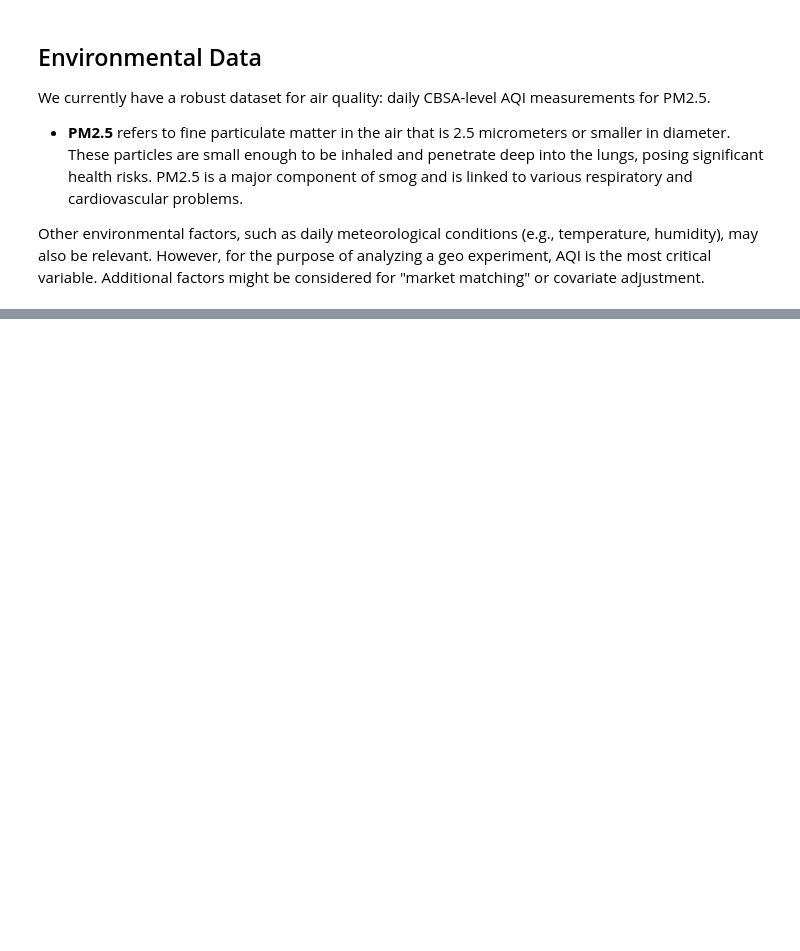
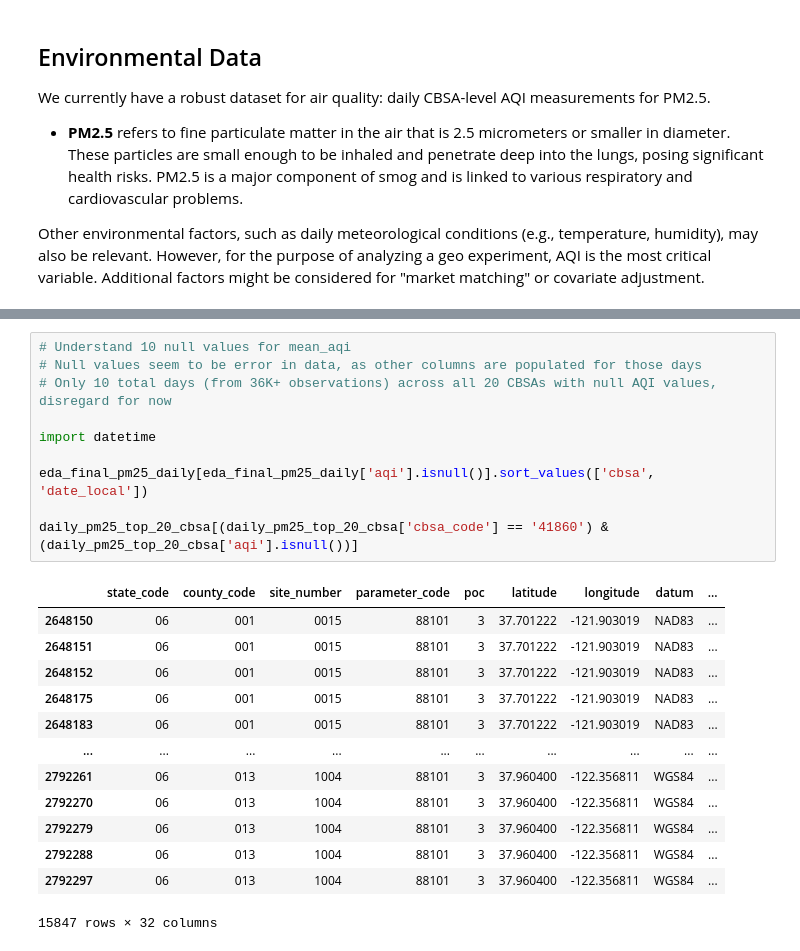
Before and after one commit to iherman10/aqi_geo_experiments, a Jupyter notebook: analysis.ipynb, the cells around one changed output, grey strips where cells are left out. Cells and saved outputs as stored; diff of their text form; blank space fills up the shorter version.

```diff
--- a/analysis.ipynb
+++ b/analysis.ipynb
@@ -418,0 +461,24 @@ Other environmental factors, such as daily meteorological conditions (e.g., temp
+# %%
+# Understand 10 null values for mean_aqi
+# Null values seem to be error in data, as other columns are populated for those days
+# Only 10 total days (from 36K+ observations) across all 20 CBSAs with null AQI values, disregard for now
+
+import datetime
+
+eda_final_pm25_daily[eda_final_pm25_daily['aqi'].isnull()].sort_values(['cbsa', 'date_local'])
+
+daily_pm25_top_20_cbsa[(daily_pm25_top_20_cbsa['cbsa_code'] == '41860') & (daily_pm25_top_20_cbsa['aqi'].isnull())]
+# %% [output]
+|  | state_code | county_code | site_number | parameter_code | poc | latitude | longitude | datum | ... |
+| 2648150 | 06 | 001 | 0015 | 88101 | 3 | 37.701222 | -121.903019 | NAD83 | ... |
+| 2648151 | 06 | 001 | 0015 | 88101 | 3 | 37.701222 | -121.903019 | NAD83 | ... |
+| 2648152 | 06 | 001 | 0015 | 88101 | 3 | 37.701222 | -121.903019 | NAD83 | ... |
+| 2648175 | 06 | 001 | 0015 | 88101 | 3 | 37.701222 | -121.903019 | NAD83 | ... |
+| 2648183 | 06 | 001 | 0015 | 88101 | 3 | 37.701222 | -121.903019 | NAD83 | ... |
+| ... | ... | ... | ... | ... | ... | ... | ... | ... | ... |
+| 2792261 | 06 | 013 | 1004 | 88101 | 3 | 37.960400 | -122.356811 | WGS84 | ... |
+| 2792270 | 06 | 013 | 1004 | 88101 | 3 | 37.960400 | -122.356811 | WGS84 | ... |
+| 2792279 | 06 | 013 | 1004 | 88101 | 3 | 37.960400 | -122.356811 | WGS84 | ... |
+| 2792288 | 06 | 013 | 1004 | 88101 | 3 | 37.960400 | -122.356811 | WGS84 | ... |
+| 2792297 | 06 | 013 | 1004 | 88101 | 3 | 37.960400 | -122.356811 | WGS84 | ... |
+15847 rows × 32 columns
```
Also changed, not shown: parts of 8 cells of this notebook.
